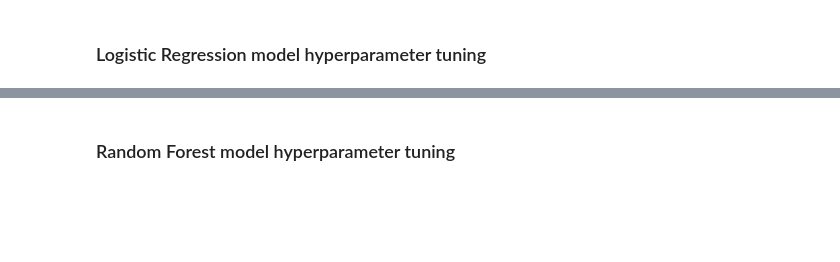
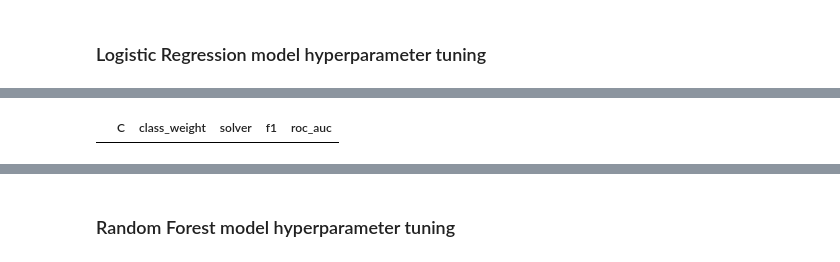
Before and after one commit to julrichkieffer/portfolio-data-science, a Jupyter notebook: 04 vehicle loan default/notebook.ipynb, the cells around one changed output, grey strips where cells are left out. Saved outputs shown, nothing was run; the diff lists cells and outputs as text; code cells hidden in the pictures; blank space fills up the shorter version.

```diff
--- a/04 vehicle loan default/notebook.ipynb
+++ b/04 vehicle loan default/notebook.ipynb
@@ -2046,9 +2066,9 @@ print(f'{ best_tuning = }')
 scores = []
 
 for C in C_range:
-    for weights in ['balanced', { 0: 0.5, 1: 1.0 }, { 0: 0.5, 1: 1.5 }, { 0: 0.5, 1: 2.0 }]:
-        for solver in tqdm( ['liblinear', 'lbfgs'], desc=f'{C = }, {weights = }'):
-            model, _ = fit( model          = LogisticRegression(solver=solver, C=C, class_weight=weights, random_state=seed, max_iter=500),
+    for weights in weights_range:
+        for solver in tqdm( ['liblinear'], desc=f'{C = }, {weights = }'):  #, 'lbfgs'
+            model, _ = fit( model          = LogisticRegression(solver=solver, C=C, class_weight=weights, random_state=seed, max_iter=1000),
                             dataframe      = df_train,
                             y              = y_train,
                             vectorizer     = dv,
@@ -2068,3 +2088,4 @@ for C in C_range:
     .query(f'f1 >= { f1_all_features }')
     .sort_values(by=['f1', 'roc_auc'], ascending=[False, False])
 )
+# %% [output]
@@ -2071,3 +2095,4 @@ for C in C_range:
+|  | C | class_weight | solver | f1 | roc_auc |
 # %%
 best_result = (pd.DataFrame(scores, columns=['C', 'class_weight', 'solver', 'f1', 'roc_auc'])
     .sort_values(by=['f1', 'roc_auc'], ascending=[False, False])
```
Also changed, not shown: parts of 18 cells of this notebook.
